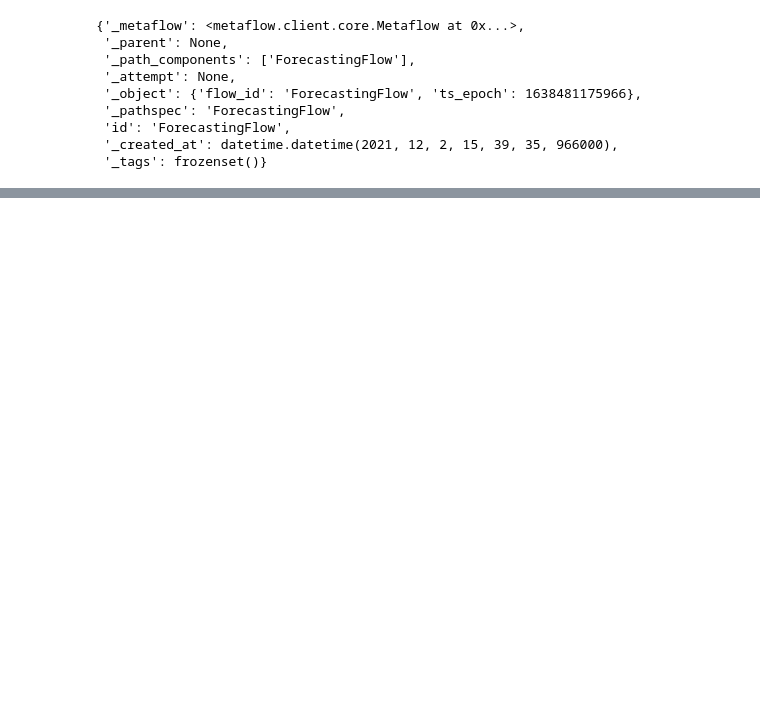
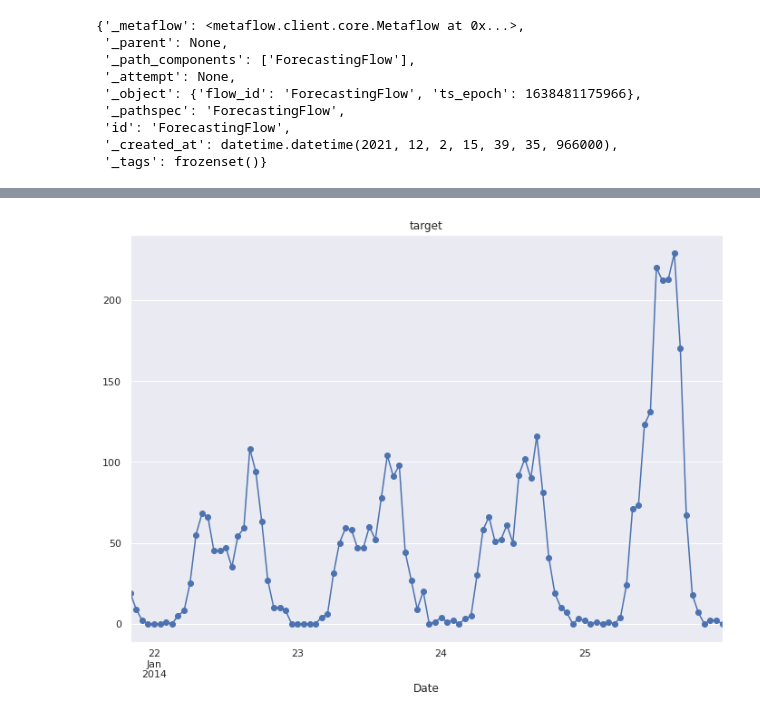
Before and after one commit to jimgoo/metaflow-tabular, a Jupyter notebook: metaflow_tabular/forecasting_flow.ipynb, the cells around one changed output, grey strips where cells are left out. Cells and saved outputs as stored; diff of their text form; code cells hidden in the pictures; blank space fills up the shorter version.

```diff
--- a/metaflow_tabular/forecasting_flow.ipynb
+++ b/metaflow_tabular/forecasting_flow.ipynb
@@ -160,3 +146,9 @@ forecasts
+# %%
+true = run.data.test_df.iloc[:, run.data.target_index]
+true.name = 'target'
+true.plot(style='-o', title='target');
+# %% [output]
+[figure, added]
 # %%
 forecasts.plot();
 # %% [output]
```
Also changed, not shown: parts of 30 cells of this notebook, 1 other file.
